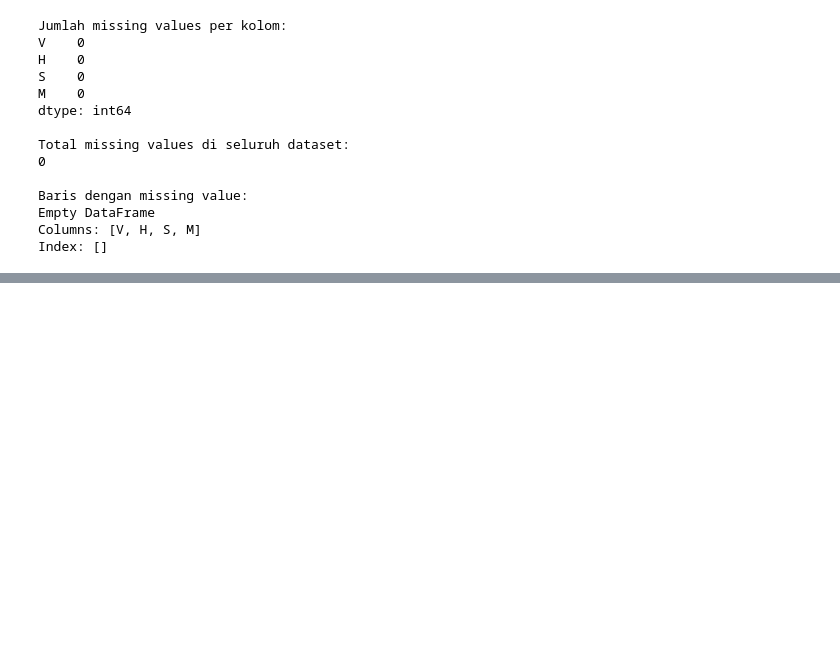
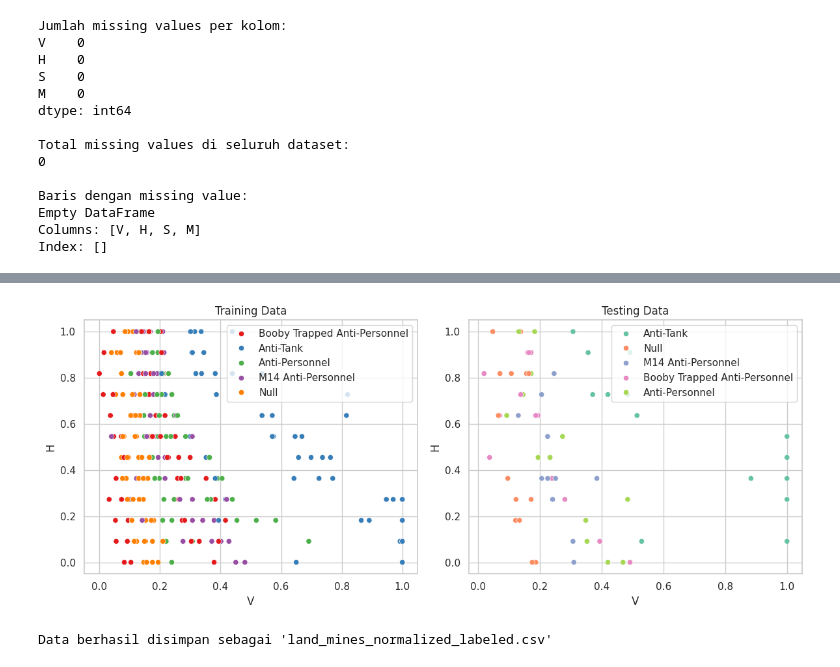
Before and after one commit to firmandani60/pendata, a Jupyter notebook: _sources/PraUAS.ipynb, the cells around one changed output, grey strips where cells are left out. Drawn from its saved outputs; the diff is of its cells as text; code cells hidden in the pictures; blank space fills up the shorter version.

```diff
--- a/_sources/PraUAS.ipynb
+++ b/_sources/PraUAS.ipynb
@@ -368,0 +387,19 @@ print(f'✅ Akurasi model KNN (k=5) adalah {round(accuracy, 2)} %.')
+# %%
+# Pisahkan fitur dan label
+X = data_normalized.drop(columns=['M'])  # fitur
+y = data_normalized['M']  # label target
+
+# Encode label (jika masih berbentuk teks)
+le = LabelEncoder()
+y_encoded = le.fit_transform(y)
+
+# Split data (80% training, 20% testing)
+X_train, X_test, y_train, y_test = train_test_split(
+    X, y_encoded, test_size=0.2, random_state=42, stratify=y_encoded)
+
+# Tampilkan dimensi hasil split
+print("Ukuran data:")
+print(f"- X_train: {X_train.shape}")
+print(f"- X_test : {X_test.shape}")
+print(f"- y_train: {y_train.shape}")
+print(f"- y_test : {y_test.shape}")
@@ -368,0 +473,39 @@ print(f'✅ Akurasi model KNN (k=5) adalah {round(accuracy, 2)} %.')
+# %%
+# Ambil 2 fitur pertama untuk visualisasi
+feat1 = X_train.columns[0]
+feat2 = X_train.columns[1]
+
+# Gunakan label asli
+y_train_named = le.inverse_transform(y_train)
+y_test_named = le.inverse_transform(y_test)
+
+# Plot data training
+plt.figure(figsize=(12, 5))
+
+plt.subplot(1, 2, 1)
+sns.scatterplot(x=X_train[feat1], y=X_train[feat2], hue=y_train_named, palette='Set1')
+plt.title('Training Data')
+plt.xlabel(feat1)
+plt.ylabel(feat2)
+
+# Plot data testing
+plt.subplot(1, 2, 2)
+sns.scatterplot(x=X_test[feat1], y=X_test[feat2], hue=y_test_named, palette='Set2')
+plt.title('Testing Data')
+plt.xlabel(feat1)
+plt.ylabel(feat2)
+
+plt.tight_layout()
+plt.show()
+# %% [output]
+[figure, added]
+# %%
+# Gabungkan kembali fitur dan label M (dalam bentuk nama asli)
+data_final = pd.concat([X, pd.Series(le.inverse_transform(y_encoded), name='M')], axis=1)
+
+# Simpan ke file CSV
+data_final.to_csv("land_mines_normalized_labeled.csv", index=False)
+
+print("Data berhasil disimpan sebagai 'land_mines_normalized_labeled.csv'")
+# %% [output]
+Data berhasil disimpan sebagai 'land_mines_normalized_labeled.csv'
```
Also changed, not shown: parts of 69 cells of this notebook, 13 other files.
